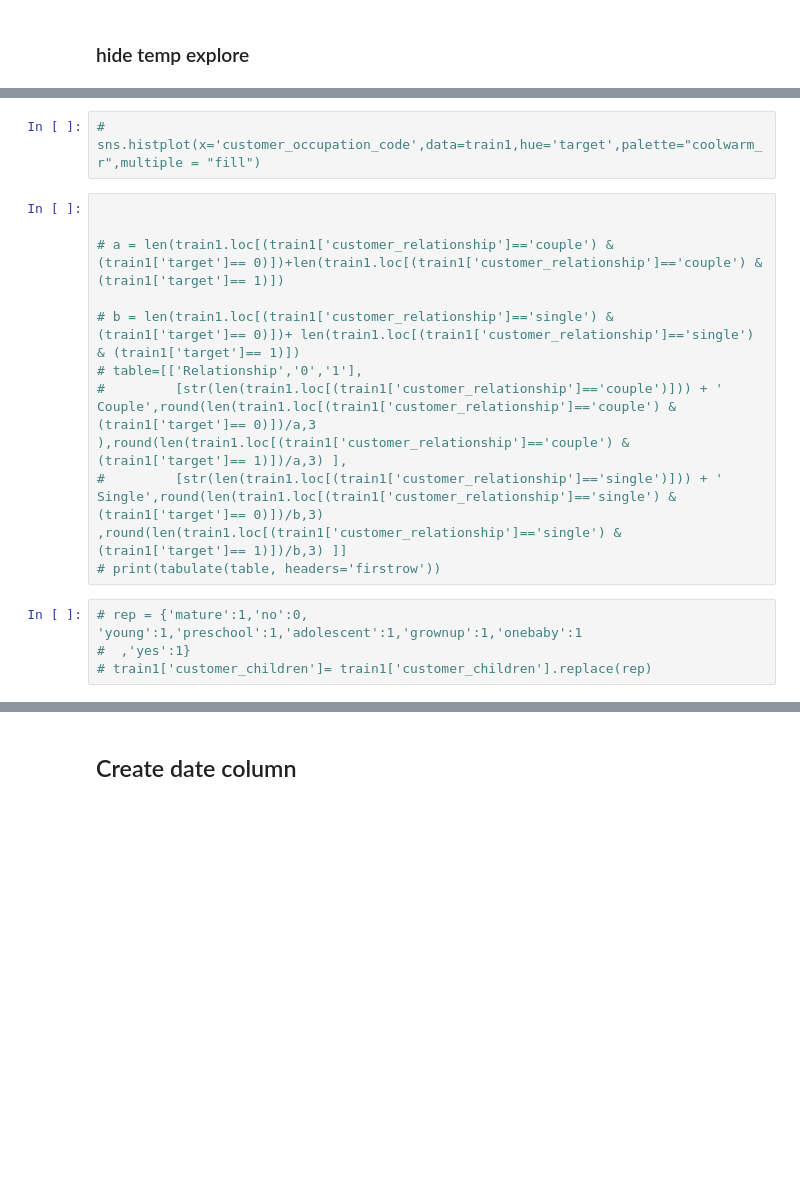
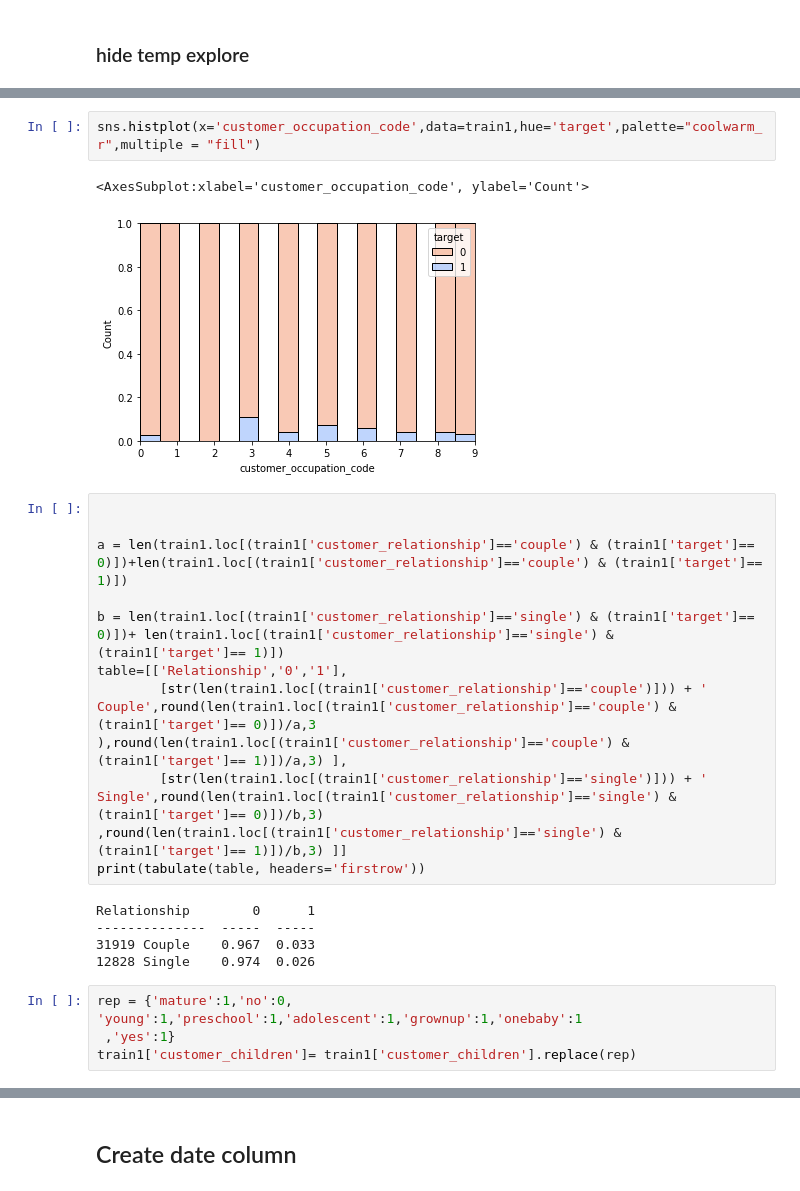
Before and after one commit to AliSafieddine/Churn-Prediction, a Jupyter notebook: Prediction_v1.ipynb, the cells around one changed output, grey strips where cells are left out. Drawn from its saved outputs; the diff is of its cells as text; blank space fills up the shorter version.

```diff
--- a/Prediction_v1.ipynb
+++ b/Prediction_v1.ipynb
@@ -286,17 +330,25 @@ Before we do anything with any of the columns with remainder of the missing valu
 # %%
-# sns.histplot(x='customer_occupation_code',data=train1,hue='target',palette="coolwarm_r",multiple = "fill")
+sns.histplot(x='customer_occupation_code',data=train1,hue='target',palette="coolwarm_r",multiple = "fill")
+# %% [output]
+<AxesSubplot:xlabel='customer_occupation_code', ylabel='Count'>
+[figure, added]
 # %%
 
 
-# a = len(train1.loc[(train1['customer_relationship']=='couple') & (train1['target']== 0)])+len(train1.loc[(train1['customer_relationship']=='couple') & (train1['target']== 1)])
+a = len(train1.loc[(train1['customer_relationship']=='couple') & (train1['target']== 0)])+len(train1.loc[(train1['customer_relationship']=='couple') & (train1['target']== 1)])
 
-# b = len(train1.loc[(train1['customer_relationship']=='single') & (train1['target']== 0)])+ len(train1.loc[(train1['customer_relationship']=='single') & (train1['target']== 1)])
-# table=[['Relationship','0','1'],
-#         [str(len(train1.loc[(train1['customer_relationship']=='couple')])) + ' Couple',round(len(train1.loc[(train1['customer_relationship']=='couple') & (train1['target']== 0)])/a,3 ),round(len(train1.loc[(train1['customer_relationship']=='couple') & (train1['target']== 1)])/a,3) ],
-#         [str(len(train1.loc[(train1['customer_relationship']=='single')])) + ' Single',round(len(train1.loc[(train1['customer_relationship']=='single') & (train1['target']== 0)])/b,3) ,round(len(train1.loc[(train1['customer_relationship']=='single') & (train1['target']== 1)])/b,3) ]]
-# print(tabulate(table, headers='firstrow'))
+b = len(train1.loc[(train1['customer_relationship']=='single') & (train1['target']== 0)])+ len(train1.loc[(train1['customer_relationship']=='single') & (train1['target']== 1)])
+table=[['Relationship','0','1'],
+        [str(len(train1.loc[(train1['customer_relationship']=='couple')])) + ' Couple',round(len(train1.loc[(train1['customer_relationship']=='couple') & (train1['target']== 0)])/a,3 ),round(len(train1.loc[(train1['customer_relationship']=='couple') & (train1['target']== 1)])/a,3) ],
+        [str(len(train1.loc[(train1['customer_relationship']=='single')])) + ' Single',round(len(train1.loc[(train1['customer_relationship']=='single') & (train1['target']== 0)])/b,3) ,round(len(train1.loc[(train1['customer_relationship']=='single') & (train1['target']== 1)])/b,3) ]]
+print(tabulate(table, headers='firstrow'))
+# %% [output]
+Relationship        0      1
+--------------  -----  -----
+31919 Couple    0.967  0.033
+12828 Single    0.974  0.026
 # %%
-# rep = {'mature':1,'no':0, 'young':1,'preschool':1,'adolescent':1,'grownup':1,'onebaby':1
-#  ,'yes':1}
-# train1['customer_children']= train1['customer_children'].replace(rep)
+rep = {'mature':1,'no':0, 'young':1,'preschool':1,'adolescent':1,'grownup':1,'onebaby':1
+ ,'yes':1}
+train1['customer_children']= train1['customer_children'].replace(rep)
 # %%
```
Also changed, not shown: parts of 94 cells of this notebook, 1 other file.
